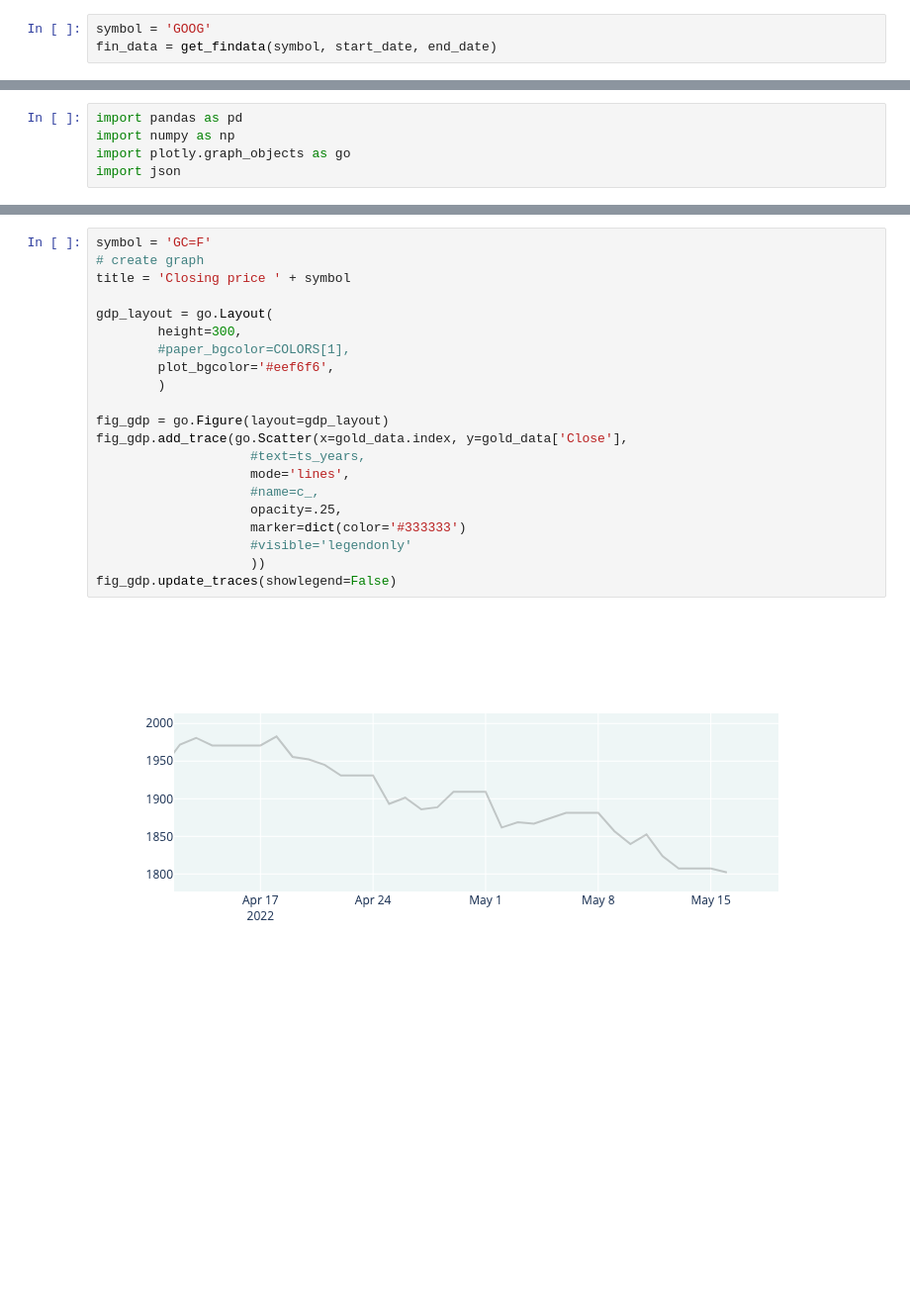
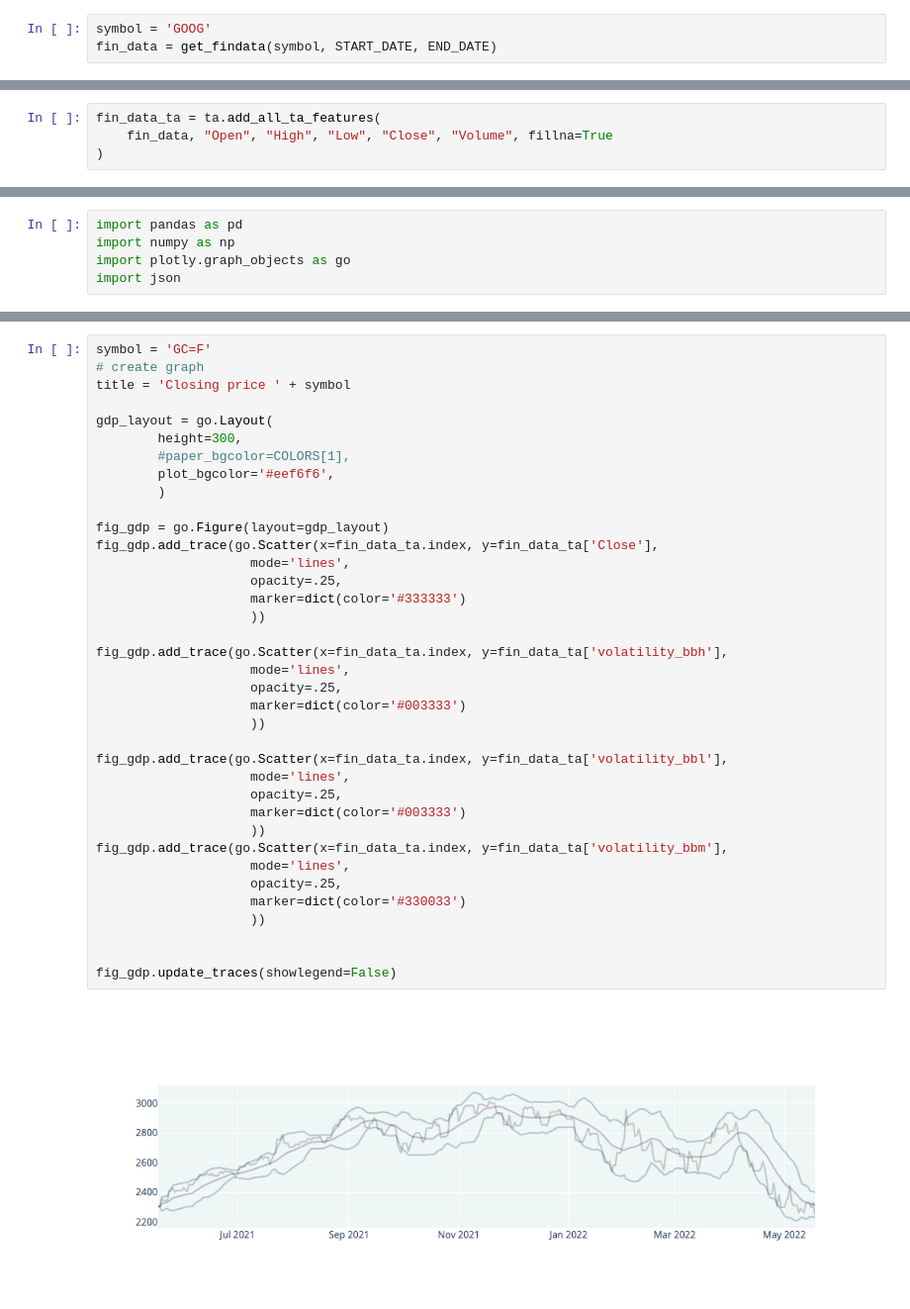
Before and after one commit to LucasNeves27/bc5, a Jupyter notebook: wip/f/test.ipynb, the cells around one changed output, grey strips where cells are left out. Shown at 99% size. Drawn from its saved outputs; the diff is of its cells as text; blank space fills up the shorter version.

Commit message:
add ta plots

```diff
--- a/wip/f/test.ipynb
+++ b/wip/f/test.ipynb
@@ -201,6 +201,6 @@ gold_data.head(15)
 # %%
 symbol = 'GOOG'
-fin_data = get_findata(symbol, start_date, end_date)
+fin_data = get_findata(symbol, START_DATE, END_DATE)
 # %% [output]
 [*********************100%***********************]  1 of 1 completed
 # %%
@@ -428,0 +417,4 @@ gs_gbr.fit(X, Y)
+# %%
+fin_data_ta = ta.add_all_ta_features(
+    fin_data, "Open", "High", "Low", "Close", "Volume", fillna=True
+)
@@ -436,23 +509,39 @@ import json
 # %%
 symbol = 'GC=F'
 # create graph
 title = 'Closing price ' + symbol
 
 gdp_layout = go.Layout(
         height=300,
         #paper_bgcolor=COLORS[1],
         plot_bgcolor='#eef6f6',
         )
 
 fig_gdp = go.Figure(layout=gdp_layout)
-fig_gdp.add_trace(go.Scatter(x=gold_data.index, y=gold_data['Close'],
-                    #text=ts_years,
+fig_gdp.add_trace(go.Scatter(x=fin_data_ta.index, y=fin_data_ta['Close'],
                     mode='lines',
-                    #name=c_,
                     opacity=.25,
                     marker=dict(color='#333333')
-                    #visible='legendonly'
                     ))
+
+fig_gdp.add_trace(go.Scatter(x=fin_data_ta.index, y=fin_data_ta['volatility_bbh'],
+                    mode='lines',
+                    opacity=.25,
+                    marker=dict(color='#003333')
+                    ))
+
+fig_gdp.add_trace(go.Scatter(x=fin_data_ta.index, y=fin_data_ta['volatility_bbl'],
+                    mode='lines',
+                    opacity=.25,
+                    marker=dict(color='#003333')
+                    ))
+fig_gdp.add_trace(go.Scatter(x=fin_data_ta.index, y=fin_data_ta['volatility_bbm'],
+                    mode='lines',
+                    opacity=.25,
+                    marker=dict(color='#330033')
+                    ))
+
+
 fig_gdp.update_traces(showlegend=False)
 # %% [output]
-[figure, old version]
+[figure, new version]
```
Also changed, not shown: parts of 36 cells of this notebook, 6 other files.
